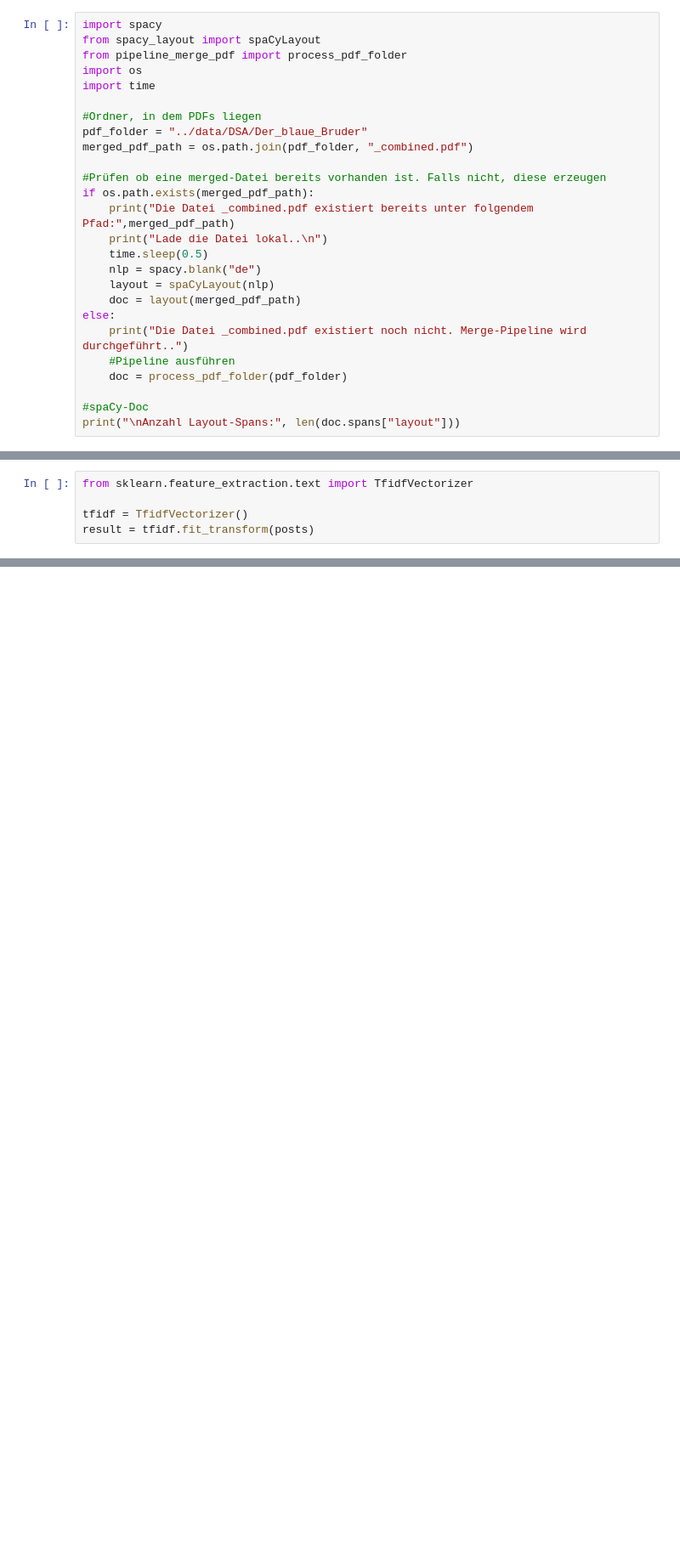
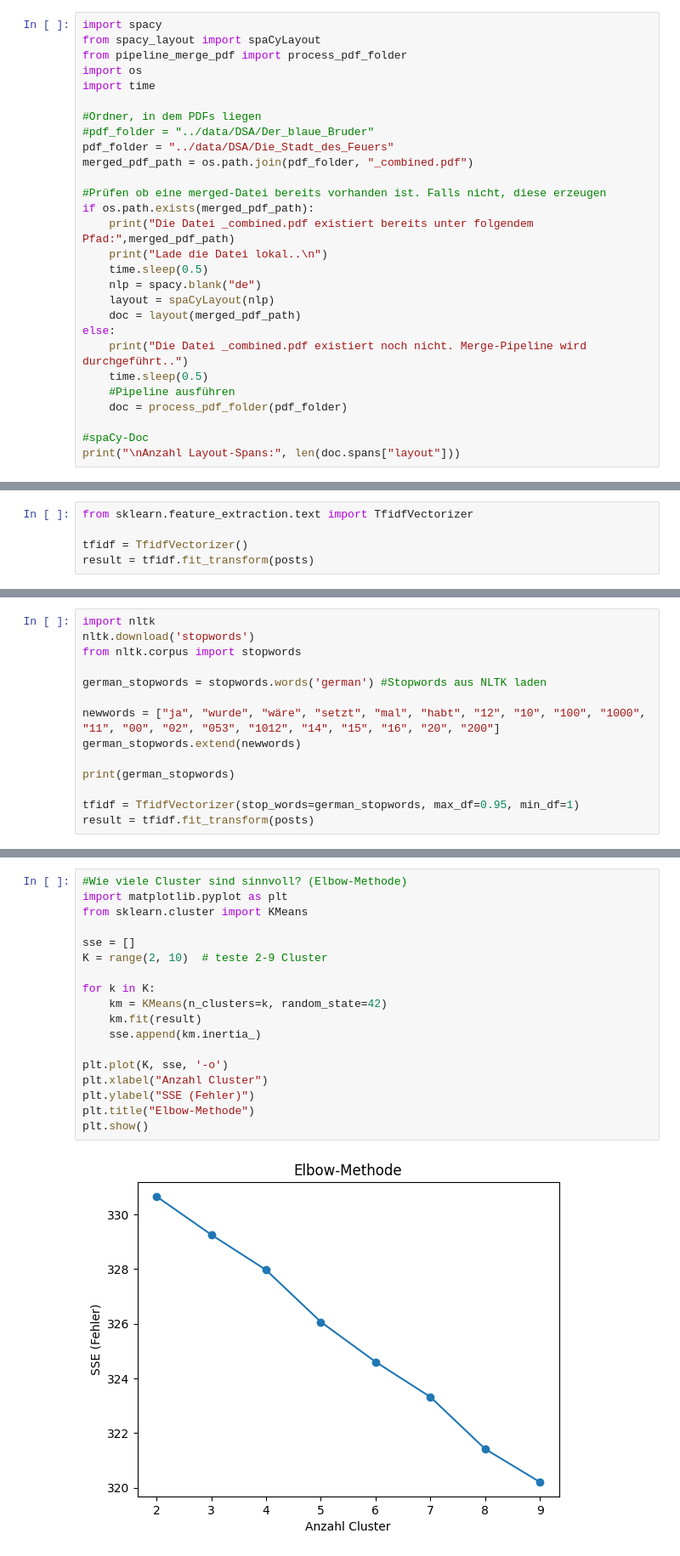
Before and after one commit to tc020/nlp-rpg-narratives, a Jupyter notebook: 0_tfidf_playground.ipynb, the cells around one changed output, grey strips where cells are left out. Shown at 85% size. Cells and saved outputs as stored; diff of their text form; blank space fills up the shorter version.

```diff
--- a/0_tfidf_playground.ipynb
+++ b/0_tfidf_playground.ipynb
@@ -6,7 +6,8 @@ import os
 import time
 
 #Ordner, in dem PDFs liegen
-pdf_folder = "../data/DSA/Der_blaue_Bruder"
+#pdf_folder = "../data/DSA/Der_blaue_Bruder"
+pdf_folder = "../data/DSA/Die_Stadt_des_Feuers"
 merged_pdf_path = os.path.join(pdf_folder, "_combined.pdf")
 
 #Prüfen ob eine merged-Datei bereits vorhanden ist. Falls nicht, diese erzeugen
@@ -19,6 +20,7 @@ if os.path.exists(merged_pdf_path):
     doc = layout(merged_pdf_path)
 else:
     print("Die Datei _combined.pdf existiert noch nicht. Merge-Pipeline wird durchgeführt..")
+    time.sleep(0.5)
     #Pipeline ausführen
     doc = process_pdf_folder(pdf_folder)
 
@@ -157,0 +106,14 @@ print(df_cluster)
+# %%
+import nltk
+nltk.download('stopwords')
+from nltk.corpus import stopwords
+
+german_stopwords = stopwords.words('german') #Stopwords aus NLTK laden
+
+newwords = ["ja", "wurde", "wäre", "setzt", "mal", "habt", "12", "10", "100", "1000", "11", "00", "02", "053", "1012", "14", "15", "16", "20", "200"]
+german_stopwords.extend(newwords)
+
+print(german_stopwords)
+
+tfidf = TfidfVectorizer(stop_words=german_stopwords, max_df=0.95, min_df=1)
+result = tfidf.fit_transform(posts)
@@ -157,0 +171,20 @@ print(df_cluster)
+# %%
+#Wie viele Cluster sind sinnvoll? (Elbow-Methode)
+import matplotlib.pyplot as plt
+from sklearn.cluster import KMeans
+
+sse = []
+K = range(2, 10)  # teste 2-9 Cluster
+
+for k in K:
+    km = KMeans(n_clusters=k, random_state=42)
+    km.fit(result)
+    sse.append(km.inertia_)
+
+plt.plot(K, sse, '-o')
+plt.xlabel("Anzahl Cluster")
+plt.ylabel("SSE (Fehler)")
+plt.title("Elbow-Methode")
+plt.show()
+# %% [output]
+[figure, added]
```
Also changed, not shown: parts of 19 cells of this notebook.
